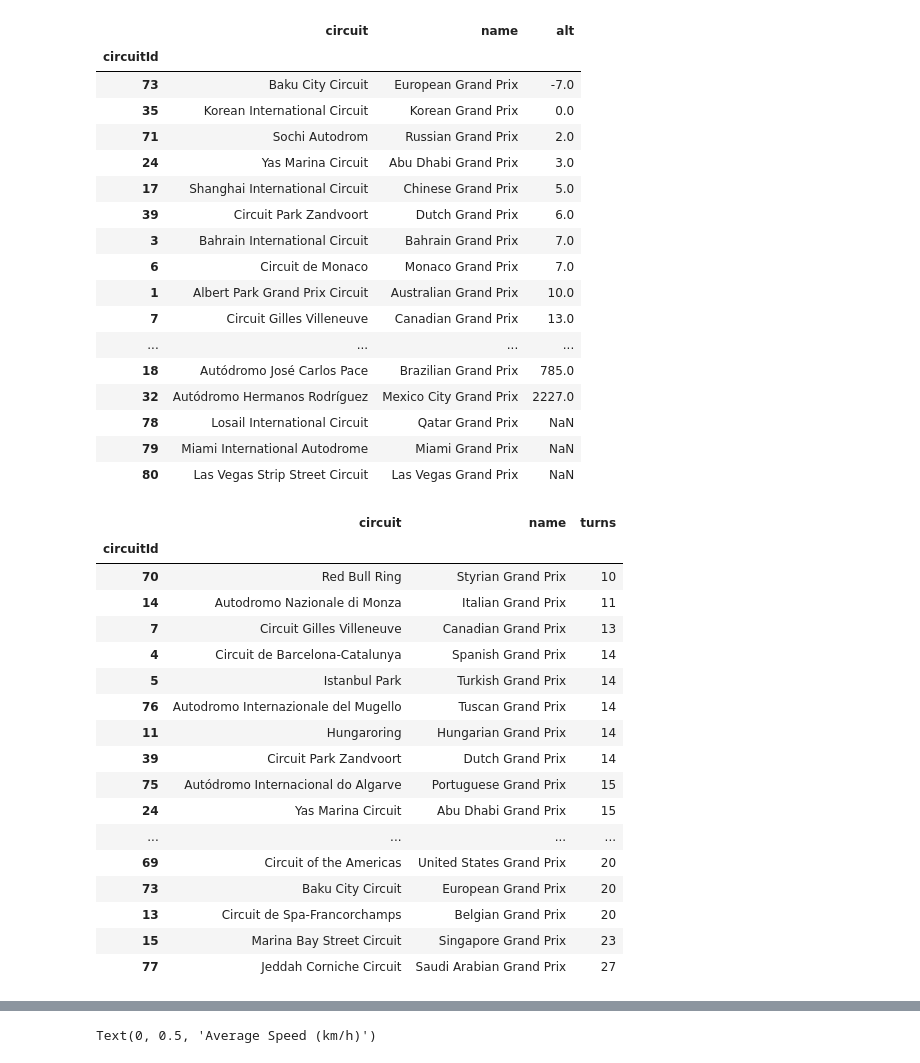
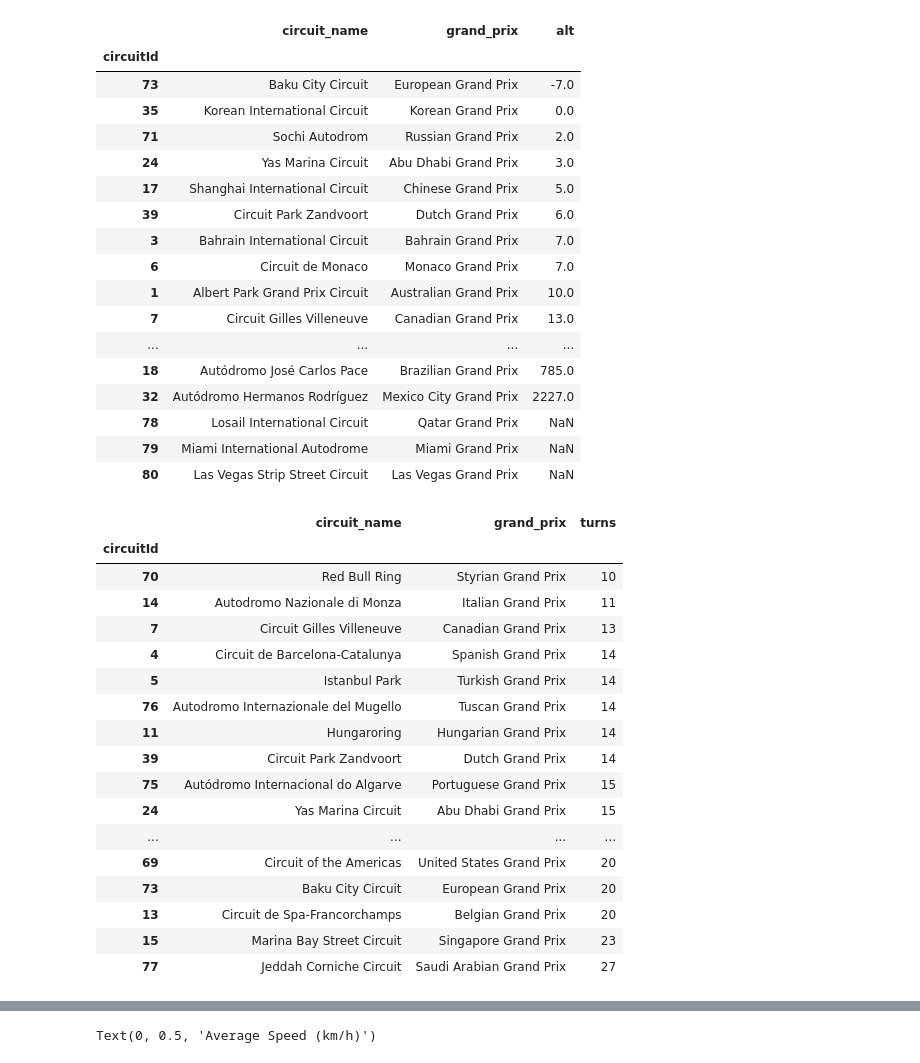
Before and after one commit to SeanB367/qtm151spring2024, a Jupyter notebook: final_project/final_project.ipynb, the cells around one changed output, grey strips where cells are left out. Cells and saved outputs as stored; diff of their text form; code cells hidden in the pictures.

```diff
--- a/final_project/final_project.ipynb
+++ b/final_project/final_project.ipynb
@@ -75,23 +145,29 @@ circuits_merged_3['average_speed'] = circuits_merged_3.groupby('circuitId')['fas
 # %%
 # Create separate, working datasets for each metric
 # Grouped by circuitId, and contains the circuit and grand prix names, as well as the metric value for each circuit
 
-circuits_alt = (circuits_merged_3.groupby('circuitId')
-                                 .agg(circuit=('name', 'first'), name=('grand_prix', 'first'), alt = ('alt', 'first'))
-                                 .sort_values(by = 'alt', ascending=True))
+circuits_alt = (master_data.groupby('circuitId')
+                           .agg(circuit_name =('circuit_name', 'first'),
+                                grand_prix =('grand_prix', 'first'),
+                                alt = ('alt', 'first'))
+                           .sort_values(by = 'alt', ascending=True))
 display(circuits_alt)
 
-circuits_turns = (circuits_merged_3.groupby('circuitId')
-                                   .agg(circuit=('name', 'first'), name=('grand_prix', 'first'), turns = ('turns', 'first'))
-                                   .sort_values(by = 'turns', ascending=True))
+circuits_turns = (master_data.groupby('circuitId')
+                             .agg(circuit_name=('circuit_name', 'first'),
+                                  grand_prix=('grand_prix', 'first'),
+                                  turns = ('turns', 'first'))
+                             .sort_values(by = 'turns', ascending=True))
 display(circuits_turns)
 
-circuits_speed = (circuits_merged_3.groupby('circuitId')
-                                   .agg(circuit=('name', 'first'), name=('grand_prix', 'first'), average_speed = ('average_speed', 'first'))
-                                   .sort_values(by = 'average_speed', ascending=True))
+circuits_speed = (master_data.groupby('circuitId')
+                             .agg(circuit_name=('circuit_name', 'first'),
+                                  grand_prix=('grand_prix', 'first'),
+                                  average_speed = ('average_speed', 'first'))
+                             .sort_values(by = 'average_speed', ascending=True))
 display(circuits_speed)
 # %% [output]
-|  | circuit | name | alt |
+|  | circuit_name | grand_prix | alt |
 | circuitId |  |  |  |
 | 73 | Baku City Circuit | European Grand Prix | -7.0 |
 | 35 | Korean International Circuit | Korean Grand Prix | 0.0 |
@@ -109,7 +185,7 @@ display(circuits_speed)
 | 78 | Losail International Circuit | Qatar Grand Prix | NaN |
 | 79 | Miami International Autodrome | Miami Grand Prix | NaN |
 | 80 | Las Vegas Strip Street Circuit | Las Vegas Grand Prix | NaN |
-|  | circuit | name | turns |
+|  | circuit_name | grand_prix | turns |
 | circuitId |  |  |  |
 | 70 | Red Bull Ring | Styrian Grand Prix | 10 |
 | 14 | Autodromo Nazionale di Monza | Italian Grand Prix | 11 |
```
Also changed, not shown: parts of 17 cells of this notebook, 2 other files.
